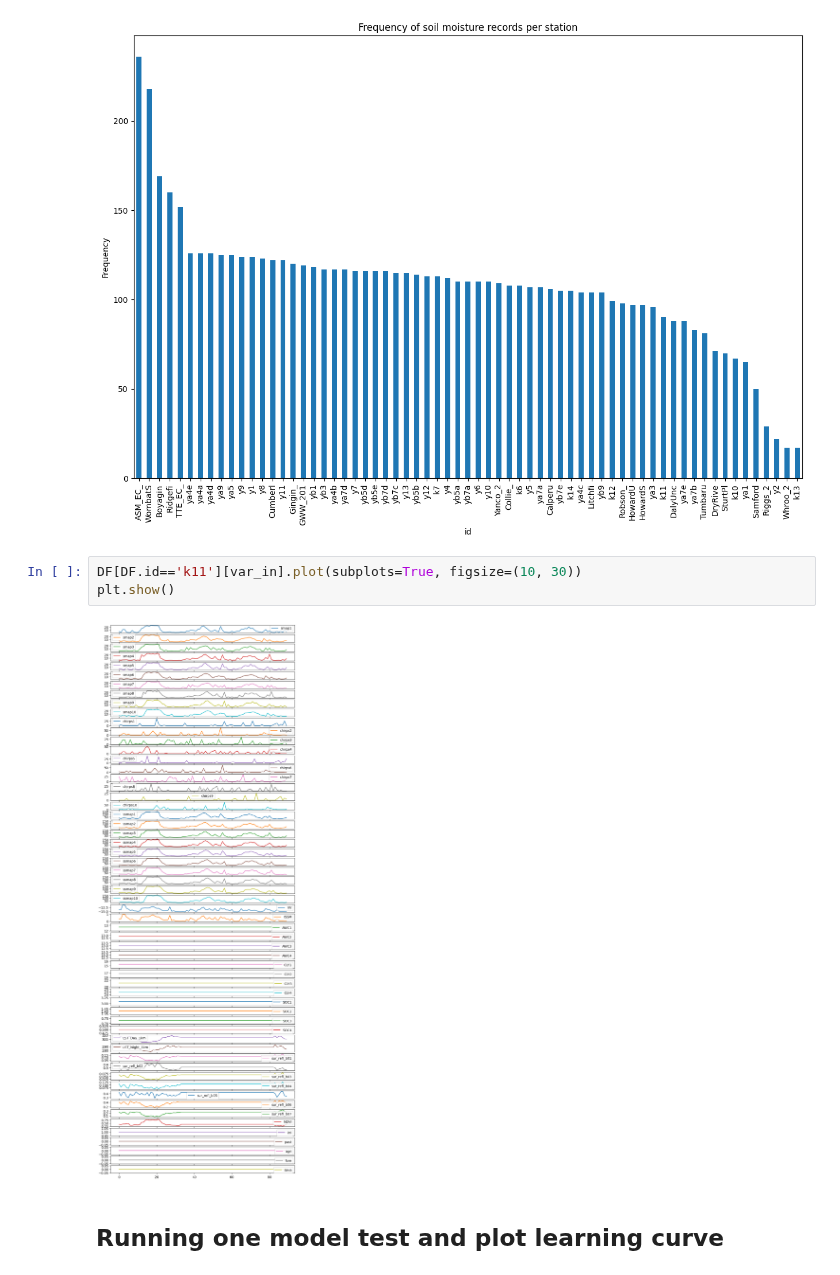
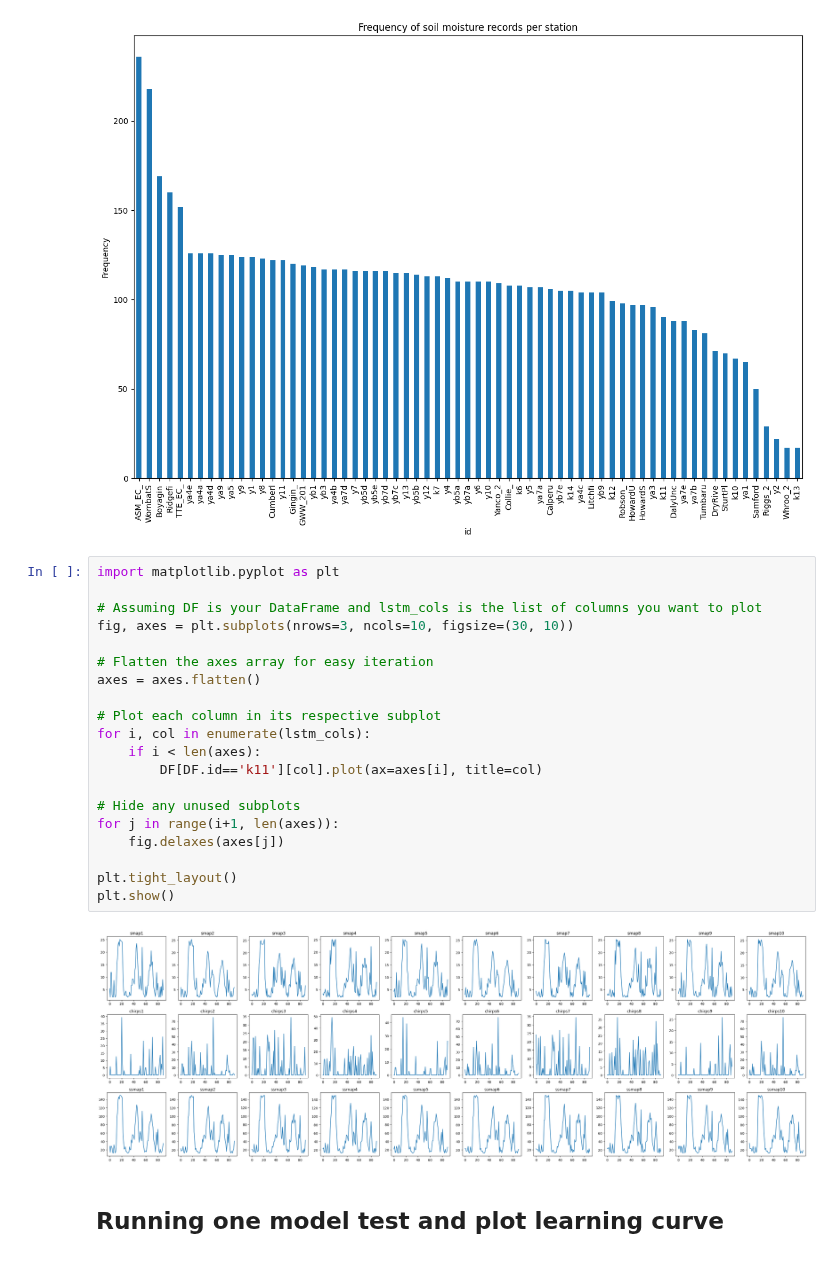
Before and after one commit to top-data/Soil_moisture, a Jupyter notebook: SM_modeling_surface.ipynb, the cells around one changed output. Drawn from its saved outputs; the diff is of its cells as text.

```diff
--- a/SM_modeling_surface.ipynb
+++ b/SM_modeling_surface.ipynb
@@ -677,11 +678,28 @@ plt.xticks(rotation=90)
 plt.show()
 # %% [output]
 [figure]
-# %%
-DF[DF.id=='k11'][var_in].plot(subplots=True, figsize=(10, 30))
-plt.show()
-# %% [output]
-[figure, removed]
+# %%
+import matplotlib.pyplot as plt
+
+# Assuming DF is your DataFrame and lstm_cols is the list of columns you want to plot
+fig, axes = plt.subplots(nrows=3, ncols=10, figsize=(30, 10))
+
+# Flatten the axes array for easy iteration
+axes = axes.flatten()
+
+# Plot each column in its respective subplot
+for i, col in enumerate(lstm_cols):
+    if i < len(axes):
+        DF[DF.id=='k11'][col].plot(ax=axes[i], title=col)
+
+# Hide any unused subplots
+for j in range(i+1, len(axes)):
+    fig.delaxes(axes[j])
+
+plt.tight_layout()
+plt.show()
+# %% [output]
+[figure, added]
 # %% [markdown]
 ## Running one model test and plot learning curve
 # %%
```
Also changed, not shown: parts of 3 cells of this notebook.
